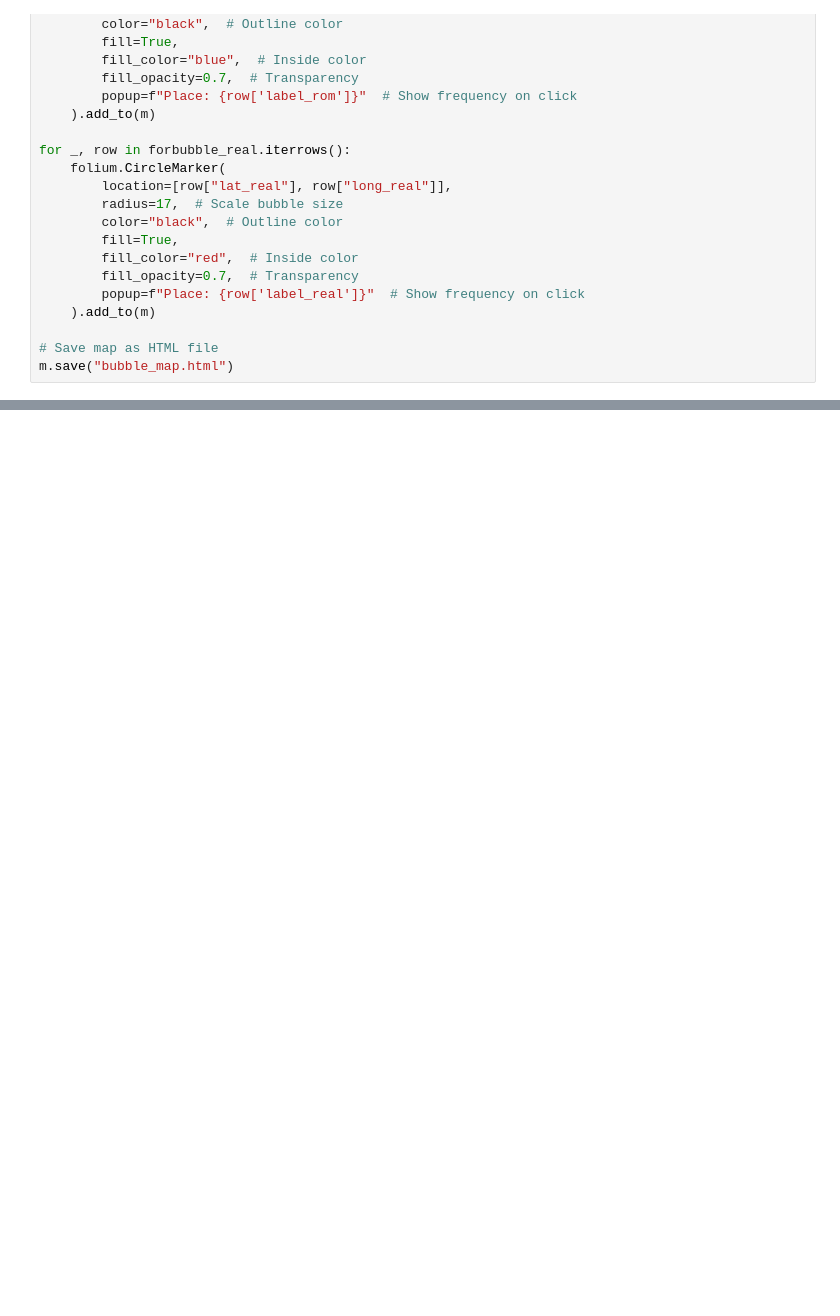
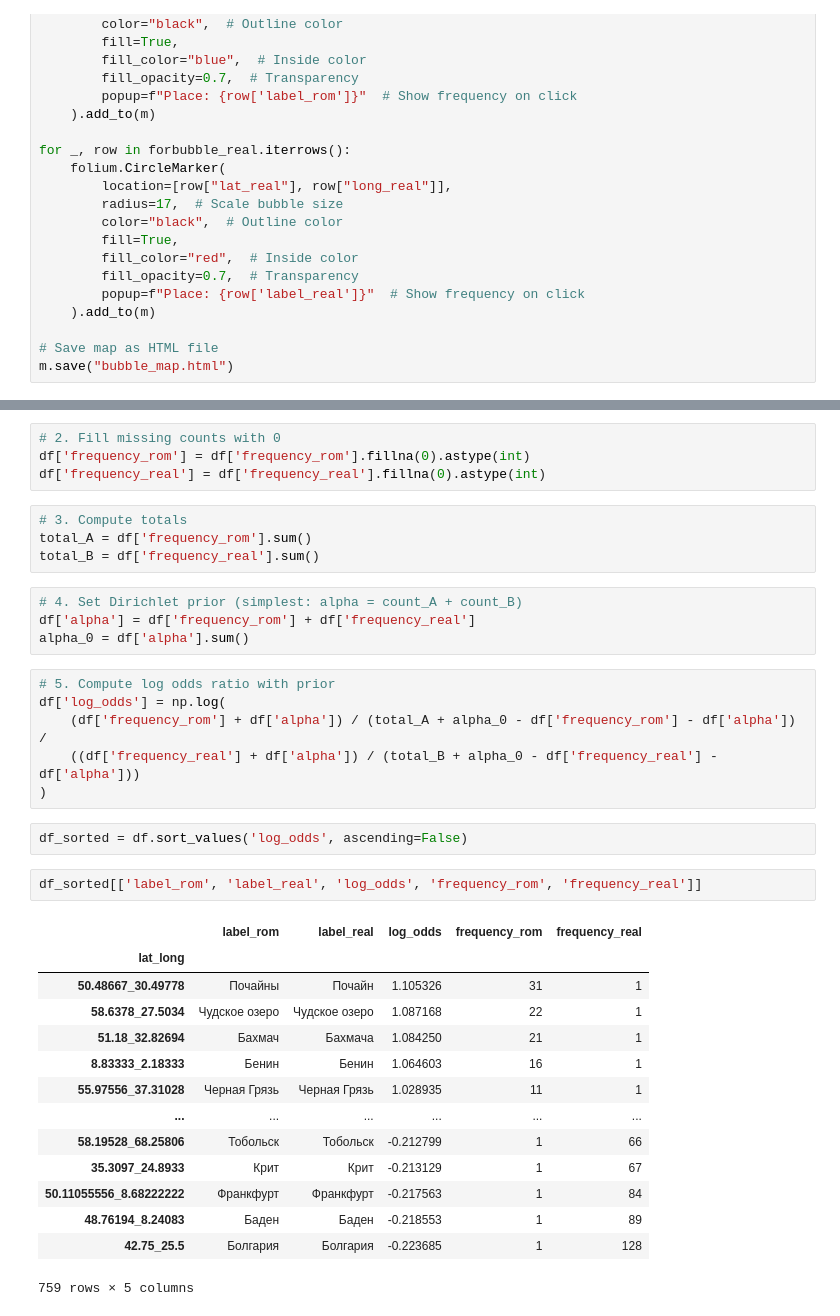
Before and after one commit to DanilSko/mapping_russian_prose, a Jupyter notebook: code/Geo Analysis for CCLS 2025.ipynb, the cells around one changed output, grey strips where cells are left out. Saved outputs shown, nothing was run; the diff lists cells and outputs as text; blank space fills up the shorter version.

```diff
--- a/code/Geo Analysis for CCLS 2025.ipynb
+++ b/code/Geo Analysis for CCLS 2025.ipynb
@@ -609,0 +626,37 @@ m.save("bubble_map.html")
+# %%
+# 2. Fill missing counts with 0
+df['frequency_rom'] = df['frequency_rom'].fillna(0).astype(int)
+df['frequency_real'] = df['frequency_real'].fillna(0).astype(int)
+# %%
+# 3. Compute totals
+total_A = df['frequency_rom'].sum()
+total_B = df['frequency_real'].sum()
+# %%
+# 4. Set Dirichlet prior (simplest: alpha = count_A + count_B)
+df['alpha'] = df['frequency_rom'] + df['frequency_real']
+alpha_0 = df['alpha'].sum()
+# %%
+# 5. Compute log odds ratio with prior
+df['log_odds'] = np.log(
+    (df['frequency_rom'] + df['alpha']) / (total_A + alpha_0 - df['frequency_rom'] - df['alpha']) /
+    ((df['frequency_real'] + df['alpha']) / (total_B + alpha_0 - df['frequency_real'] - df['alpha']))
+)
+# %%
+df_sorted = df.sort_values('log_odds', ascending=False)
+# %%
+df_sorted[['label_rom', 'label_real', 'log_odds', 'frequency_rom', 'frequency_real']]
+# %% [output]
+|  | label_rom | label_real | log_odds | frequency_rom | frequency_real |
+| lat_long |  |  |  |  |  |
+| 50.48667_30.49778 | Почайны | Почайн | 1.105326 | 31 | 1 |
+| 58.6378_27.5034 | Чудское озеро | Чудское озеро | 1.087168 | 22 | 1 |
+| 51.18_32.82694 | Бахмач | Бахмача | 1.084250 | 21 | 1 |
+| 8.83333_2.18333 | Бенин | Бенин | 1.064603 | 16 | 1 |
+| 55.97556_37.31028 | Черная Грязь | Черная Грязь | 1.028935 | 11 | 1 |
+| ... | ... | ... | ... | ... | ... |
+| 58.19528_68.25806 | Тобольск | Тобольск | -0.212799 | 1 | 66 |
+| 35.3097_24.8933 | Крит | Крит | -0.213129 | 1 | 67 |
+| 50.11055556_8.68222222 | Франкфурт | Франкфурт | -0.217563 | 1 | 84 |
+| 48.76194_8.24083 | Баден | Баден | -0.218553 | 1 | 89 |
+| 42.75_25.5 | Болгария | Болгария | -0.223685 | 1 | 128 |
+759 rows × 5 columns
```
Also changed, not shown: parts of 15 cells of this notebook.
